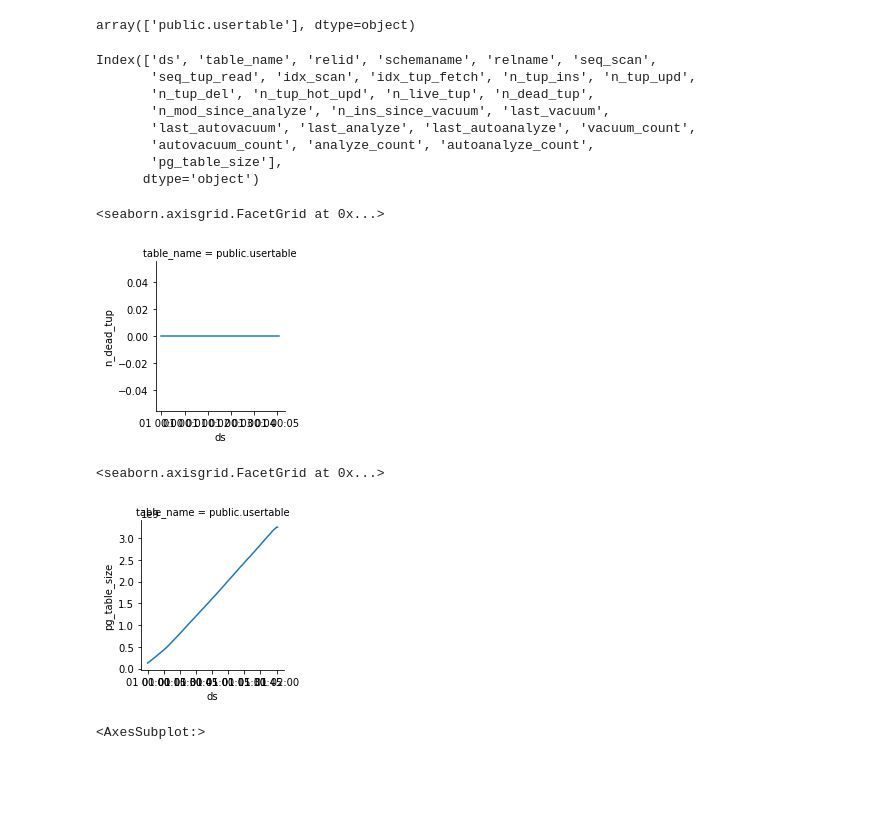
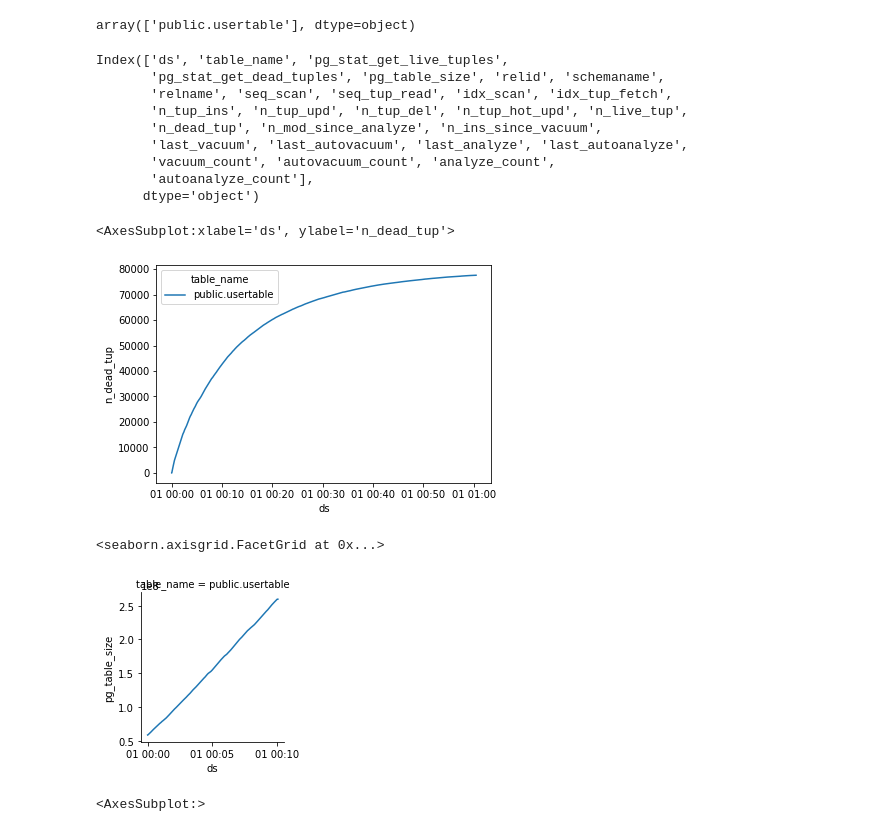
Before and after one commit to kai-franz/metrics_forecasting, a Jupyter notebook: YCSB Table Growth-Copy1.ipynb, the cells around one changed output. Drawn from its saved outputs; the diff is of its cells as text; code cells hidden in the pictures; blank space fills up the shorter version.

Commit message:
add data with correct dead tuple tracking

```diff
--- a/YCSB Table Growth-Copy1.ipynb
+++ b/YCSB Table Growth-Copy1.ipynb
@@ -5,7 +5,7 @@ import os
 import seaborn as sns
 # %%
 data_dir = "./data/"
-dataset = './data/awsvm/noautovac_ycsb_scale_100_worktime_300_samplefreq_1_tsizeAnddeadtuple_pgconfig_delete_25.csv'
+dataset = './data/tuples/noautovac/noautovac_ycsb_scale_50_worktime_3600_samplefreq_1_tsizeAnddeadtuple_pgconfig_delete_25_dead_tup_dtw.csv'
 # %%
 df = pd.read_csv(dataset)
 # %%
@@ -25,13 +25,14 @@ array(['public.usertable'], dtype=object)
 # %%
 df.columns
 # %% [output]
-Index(['ds', 'table_name', 'relid', 'schemaname', 'relname', 'seq_scan',
-       'seq_tup_read', 'idx_scan', 'idx_tup_fetch', 'n_tup_ins', 'n_tup_upd',
-       'n_tup_del', 'n_tup_hot_upd', 'n_live_tup', 'n_dead_tup',
-       'n_mod_since_analyze', 'n_ins_since_vacuum', 'last_vacuum',
-       'last_autovacuum', 'last_analyze', 'last_autoanalyze', 'vacuum_count',
-       'autovacuum_count', 'analyze_count', 'autoanalyze_count',
-       'pg_table_size'],
+Index(['ds', 'table_name', 'pg_stat_get_live_tuples',
+       'pg_stat_get_dead_tuples', 'pg_table_size', 'relid', 'schemaname',
+       'relname', 'seq_scan', 'seq_tup_read', 'idx_scan', 'idx_tup_fetch',
+       'n_tup_ins', 'n_tup_upd', 'n_tup_del', 'n_tup_hot_upd', 'n_live_tup',
+       'n_dead_tup', 'n_mod_since_analyze', 'n_ins_since_vacuum',
+       'last_vacuum', 'last_autovacuum', 'last_analyze', 'last_autoanalyze',
+       'vacuum_count', 'autovacuum_count', 'analyze_count',
+       'autoanalyze_count'],
       dtype='object')
 # %%
 df['ds'] = df['ds']-df['ds'].min()
@@ -40,8 +41,9 @@ df['ds'] = pd.to_datetime(df['ds'], unit='s')
 def plot_growth(df, col):
     return sns.lineplot(data=df, x='ds', y=col, hue='table_name')
 # %%
-g = sns.FacetGrid(df, row='table_name', sharey=False)
-g.map(sns.lineplot, "ds", "n_dead_tup")
+# g = sns.FacetGrid(df, row='table_name', sharey=False, sharex=False)
+# g.map(sns.lineplot, "ds", "n_dead_tup")
+sns.lineplot(data=df, x='ds', y='n_dead_tup', hue='table_name')
 # %% [output]
-<seaborn.axisgrid.FacetGrid at 0x...>
+<AxesSubplot:xlabel='ds', ylabel='n_dead_tup'>
-[figure, old version]
+[figure, new version]
@@ -50,7 +54,7 @@ g2 = sns.FacetGrid(df, row='table_name', sharey=False)
 g2.map(sns.lineplot, "ds", "pg_table_size")
 # %% [output]
 <seaborn.axisgrid.FacetGrid at 0x...>
-[figure, old version]
+[figure, new version]
 # %%
 plot_growth(df[df['table_name'] == 'public.customer'].copy(), 'pg_table_size')
 # %% [output]
```
Also changed, not shown: parts of 3 cells of this notebook, 20 other files.
